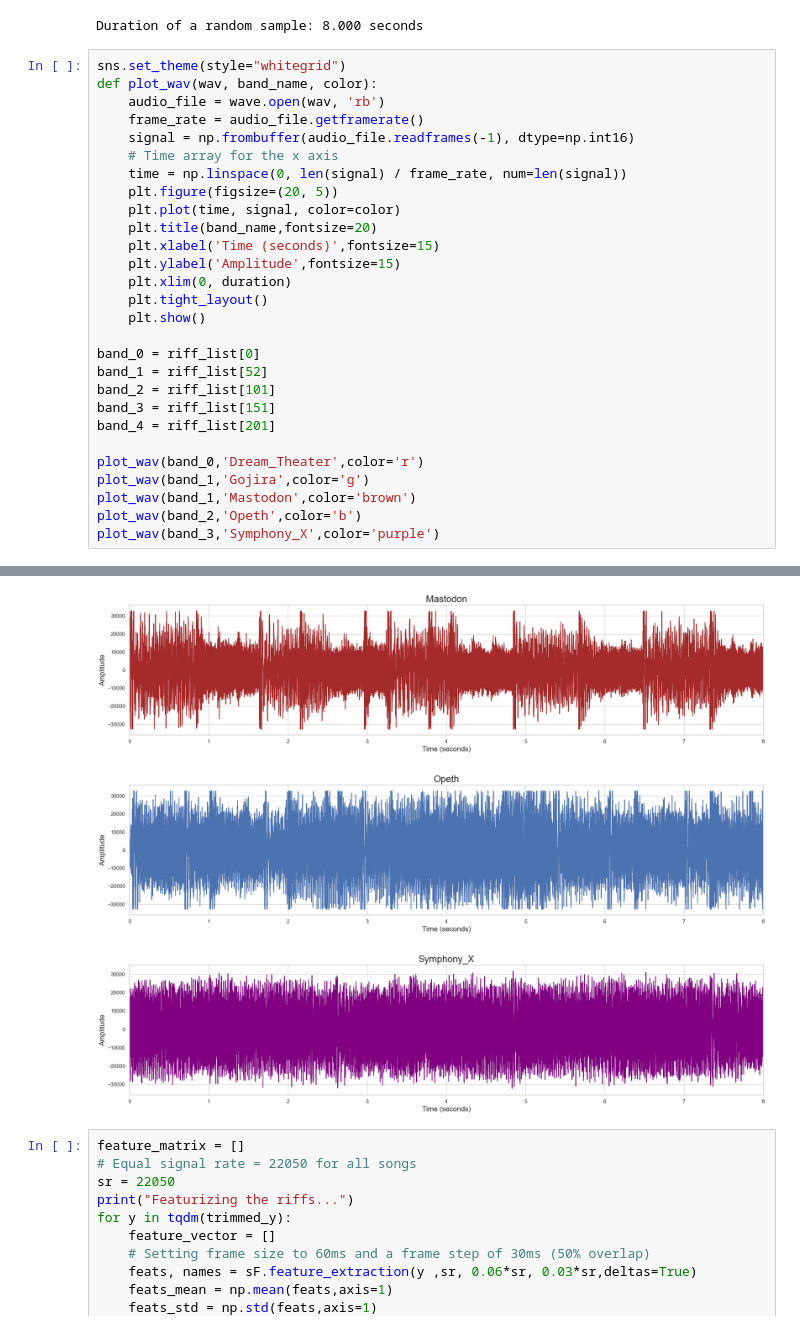
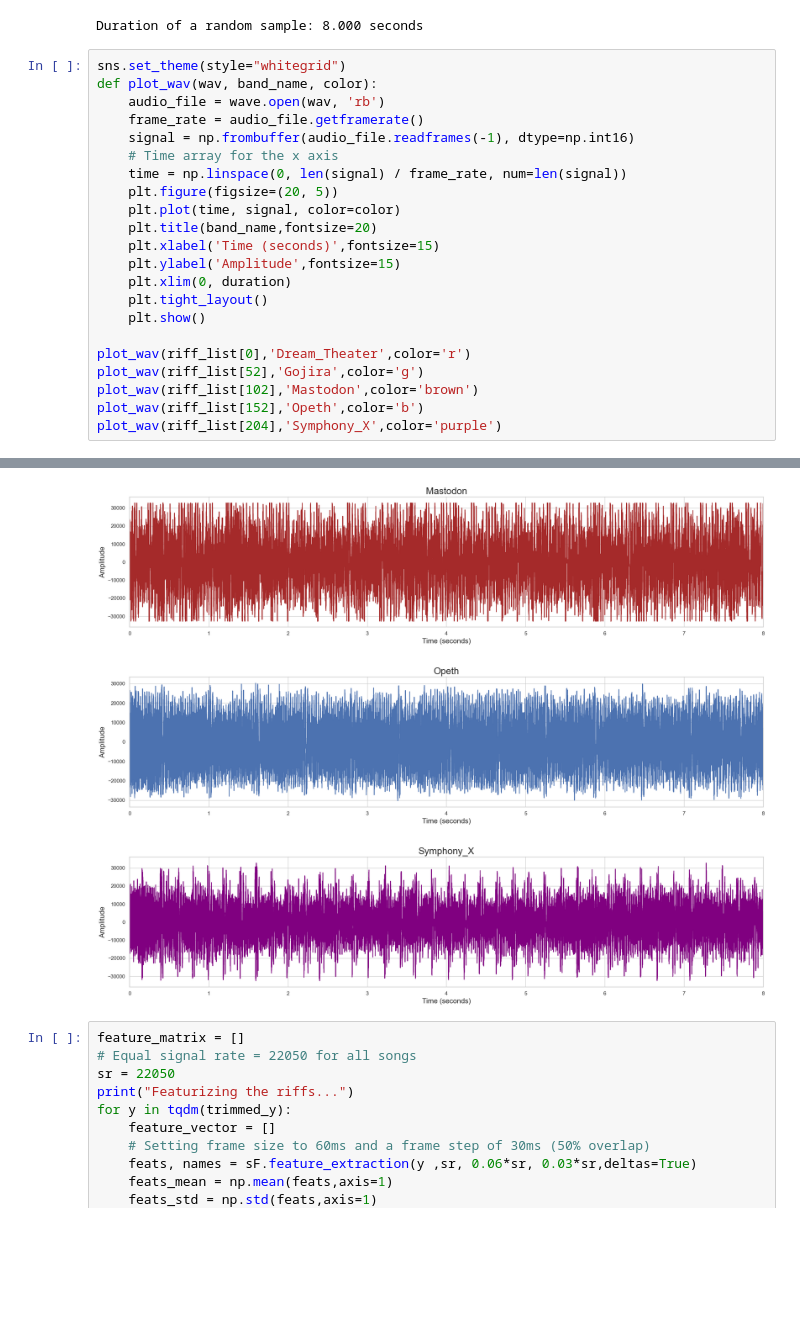
Before and after one commit to johnsaveus/ML-Band-Classification, a Jupyter notebook: src.ipynb, the cells around one changed output, grey strips where cells are left out. Drawn from its saved outputs; the diff is of its cells as text; blank space fills up the shorter version.

```diff
--- a/src.ipynb
+++ b/src.ipynb
@@ -113,37 +112,31 @@ Duration of a random sample: 8.000 seconds
 # %%
 sns.set_theme(style="whitegrid")
 def plot_wav(wav, band_name, color):
     audio_file = wave.open(wav, 'rb')
     frame_rate = audio_file.getframerate()
     signal = np.frombuffer(audio_file.readframes(-1), dtype=np.int16)
     # Time array for the x axis
     time = np.linspace(0, len(signal) / frame_rate, num=len(signal))
     plt.figure(figsize=(20, 5))
     plt.plot(time, signal, color=color)
     plt.title(band_name,fontsize=20)
     plt.xlabel('Time (seconds)',fontsize=15)
     plt.ylabel('Amplitude',fontsize=15)
     plt.xlim(0, duration)
     plt.tight_layout()
     plt.show()
 
-band_0 = riff_list[0]
-band_1 = riff_list[52]
-band_2 = riff_list[101]
-band_3 = riff_list[151]
-band_4 = riff_list[201]
-
-plot_wav(band_0,'Dream_Theater',color='r')
-plot_wav(band_1,'Gojira',color='g')
-plot_wav(band_1,'Mastodon',color='brown')
-plot_wav(band_2,'Opeth',color='b')
-plot_wav(band_3,'Symphony_X',color='purple')
+plot_wav(riff_list[0],'Dream_Theater',color='r')
+plot_wav(riff_list[52],'Gojira',color='g')
+plot_wav(riff_list[102],'Mastodon',color='brown')
+plot_wav(riff_list[152],'Opeth',color='b')
+plot_wav(riff_list[204],'Symphony_X',color='purple')
 # %% [output]
 [figure]
 [figure]
-[figure, old version]
+[figure, new version]
-[figure, old version]
+[figure, new version]
-[figure, old version]
+[figure, new version]
 # %%
 feature_matrix = []
 # Equal signal rate = 22050 for all songs
```
Also changed, not shown: parts of 4 cells of this notebook, 2 other files.
